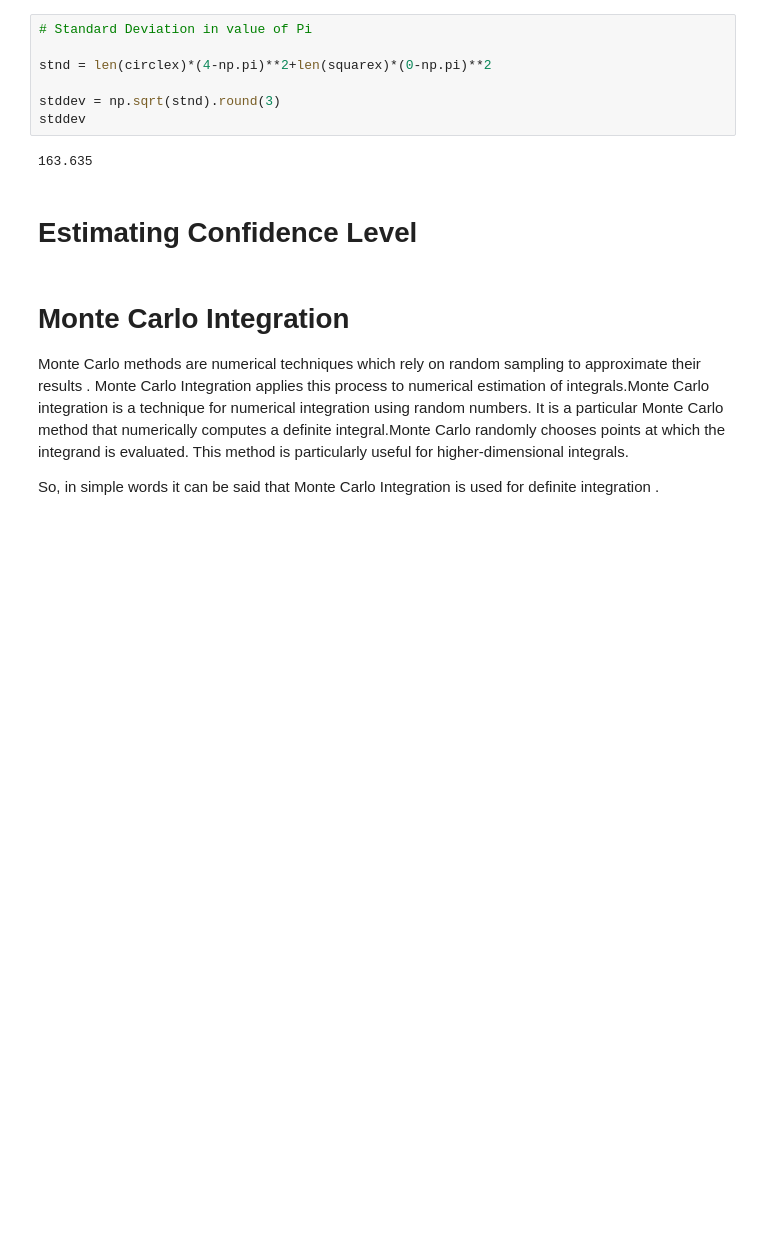
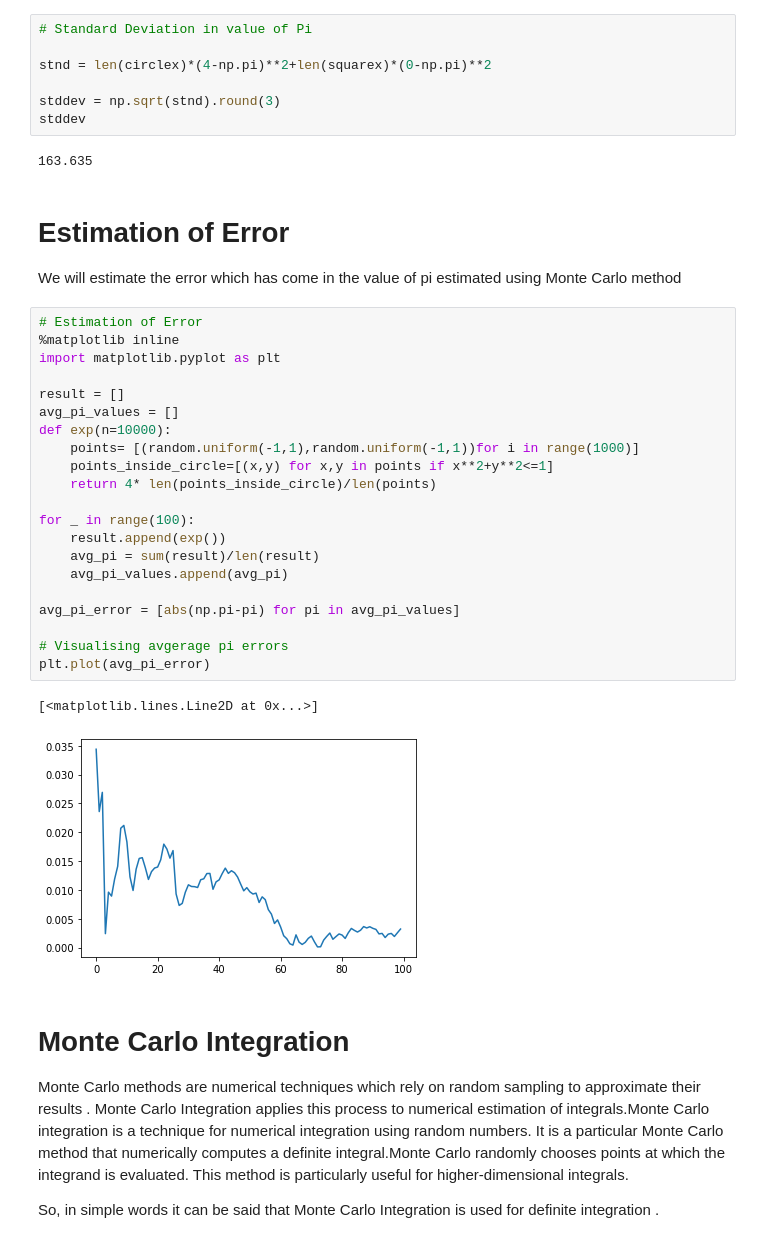
Before and after one commit to PetalsOnWind/Statistics-and-Econometrics-for-Data-Science, a Jupyter notebook: notebooks/MonteCarlo.ipynb, the cells around one changed output. Saved outputs shown, nothing was run; the diff lists cells and outputs as text; blank space fills up the shorter version.

Commit message:
calculation of error in value of pi

```diff
--- a/notebooks/MonteCarlo.ipynb
+++ b/notebooks/MonteCarlo.ipynb
@@ -76,8 +73,34 @@ stddev = np.sqrt(stnd).round(3)
 stddev
 # %% [output]
 163.635
-# %% [markdown]
-# Estimating Confidence Level
+# %% [markdown]
+# Estimation of Error
+
+We will estimate the error which has come in the value of pi estimated using Monte Carlo method
+# %%
+# Estimation of Error
+%matplotlib inline
+import matplotlib.pyplot as plt
+
+result = []
+avg_pi_values = []
+def exp(n=10000):
+    points= [(random.uniform(-1,1),random.uniform(-1,1))for i in range(1000)]
+    points_inside_circle=[(x,y) for x,y in points if x**2+y**2<=1]
+    return 4* len(points_inside_circle)/len(points)
+
+for _ in range(100):
+    result.append(exp())
+    avg_pi = sum(result)/len(result)
+    avg_pi_values.append(avg_pi)
+
+avg_pi_error = [abs(np.pi-pi) for pi in avg_pi_values]
+
+# Visualising avgerage pi errors
+plt.plot(avg_pi_error)
+# %% [output]
+[<matplotlib.lines.Line2D at 0x...>]
+[figure, added]
 # %% [markdown]
 # Monte Carlo Integration
 
```
Also changed, not shown: parts of 1 cell of this notebook.
